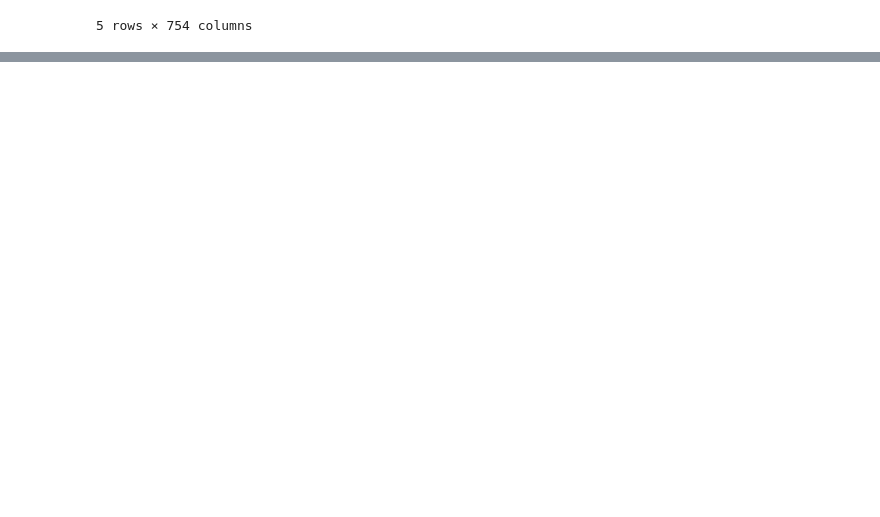
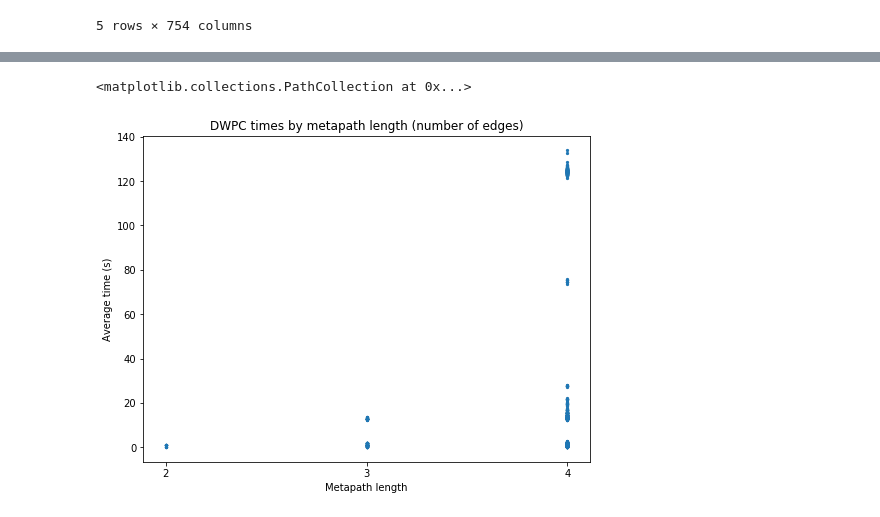
Before and after one commit to greenelab/connectivity-search-analyses, a Jupyter notebook: replicate_rephetio.ipynb, the cells around one changed output, grey strips where cells are left out. Drawn from its saved outputs; the diff is of its cells as text; code cells hidden in the pictures; blank space fills up the shorter version.

```diff
--- a/replicate_rephetio.ipynb
+++ b/replicate_rephetio.ipynb
@@ -41,9 +45,8 @@ abbrevs = [metapath['abbreviation'] for metapath in metapaths]
 incompatible_metapaths = []
 
 for metapath in abbrevs:
-    mess = ''
     try:
-        segments, duplicates = get_segments(graph.metagraph, metagraph.metapath_from_abbrev(metapath))
+        get_segments(graph.metagraph, metagraph.metapath_from_abbrev(metapath))
     except ValueError:
         mess = 'Incompatible'
         incompatible_metapaths.append(metapath)
@@ -130,0 +141,12 @@ df.to_csv(open('/home/zietz/Documents/hetmech/data/dwpc_metapaths.tsv', 'w'), se
+# %%
+times = pd.read_csv('../times.csv')
+
+del times['Unnamed: 0']
+
+times['metapath'] = list(reversed(compatible_metapaths))
+times['length'] = [sum([let.islower() for let in path]) for path in list(reversed(compatible_metapaths))]
+
+cols = ['metapath', 'length', 'time']
+
+times = times.reindex(columns=cols)
+times.head()
@@ -130,0 +160,11 @@ df.to_csv(open('/home/zietz/Documents/hetmech/data/dwpc_metapaths.tsv', 'w'), se
+# %%
+plt.figure(figsize=(8,6))
+plt.title('DWPC times by metapath length (number of edges)')
+plt.xlabel('Metapath length')
+plt.ylabel('Average time (s)')
+plt.xticks((2,3,4))
+
+plt.scatter(times.length, times.time, s=5)
+# %% [output]
+<matplotlib.collections.PathCollection at 0x...>
+[figure, added]
```
Also changed, not shown: parts of 24 cells of this notebook, 4 other files.
